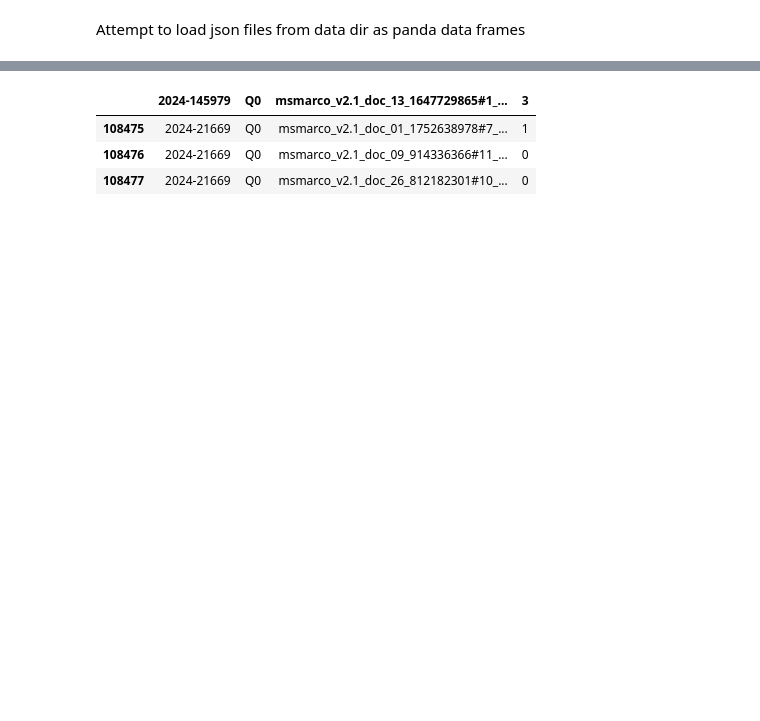
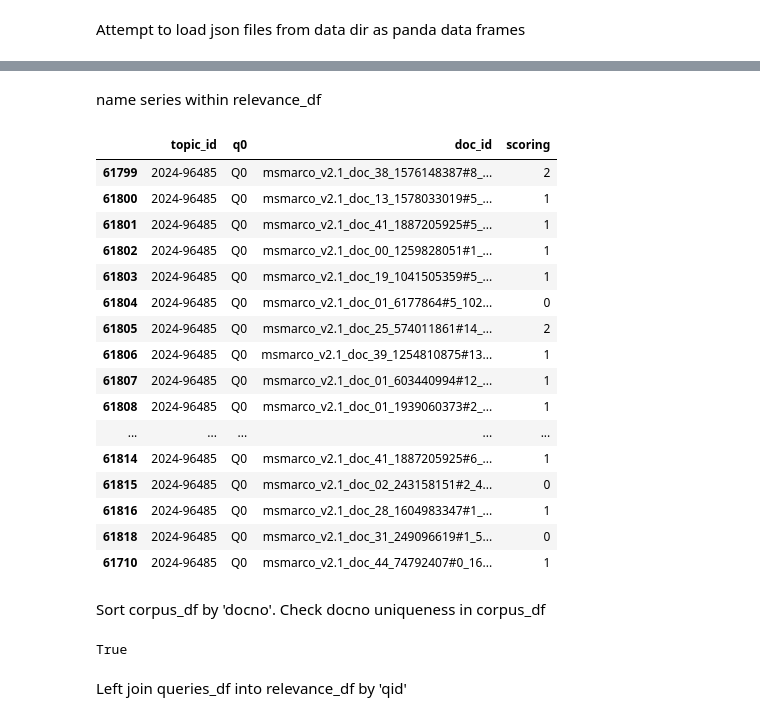
Before and after one commit to AlbertGesk/slt_group_2_positional_bias, a Jupyter notebook: notebooks/1.0-ag-initial-data-set-generation.ipynb, the cells around one changed output, grey strips where cells are left out. Drawn from its saved outputs; the diff is of its cells as text; code cells hidden in the pictures; blank space fills up the shorter version.

Commit message:
dev jupyter experiment with data frames join

```diff
--- a/notebooks/1.0-ag-initial-data-set-generation.ipynb
+++ b/notebooks/1.0-ag-initial-data-set-generation.ipynb
@@ -33,7 +46,40 @@ queries_df.tail(3)
+# %% [markdown]
+name series within relevance_df
 # %%
-relevance_df.tail(3)
+relevance_df.columns = ["topic_id", "q0", "doc_id", "scoring"]
+relevance_df.sort_values(by="topic_id", inplace=True)
+relevance_df.tail(20)
+# relevance_df["doc_id"].is_unique
+
+# duplicates = relevance_df["doc_id"][relevance_df["doc_id"].duplicated()]
+# print(duplicates)
 # %% [output]
-|  | 2024-145979 | Q0 | msmarco_v2.1_doc_13_1647729865#1_... | 3 |
-| 108475 | 2024-21669 | Q0 | msmarco_v2.1_doc_01_1752638978#7_... | 1 |
-| 108476 | 2024-21669 | Q0 | msmarco_v2.1_doc_09_914336366#11_... | 0 |
-| 108477 | 2024-21669 | Q0 | msmarco_v2.1_doc_26_812182301#10_... | 0 |
+|  | topic_id | q0 | doc_id | scoring |
+| 61799 | 2024-96485 | Q0 | msmarco_v2.1_doc_38_1576148387#8_... | 2 |
+| 61800 | 2024-96485 | Q0 | msmarco_v2.1_doc_13_1578033019#5_... | 1 |
+| 61801 | 2024-96485 | Q0 | msmarco_v2.1_doc_41_1887205925#5_... | 1 |
+| 61802 | 2024-96485 | Q0 | msmarco_v2.1_doc_00_1259828051#1_... | 1 |
+| 61803 | 2024-96485 | Q0 | msmarco_v2.1_doc_19_1041505359#5_... | 1 |
+| 61804 | 2024-96485 | Q0 | msmarco_v2.1_doc_01_6177864#5_102... | 0 |
+| 61805 | 2024-96485 | Q0 | msmarco_v2.1_doc_25_574011861#14_... | 2 |
+| 61806 | 2024-96485 | Q0 | msmarco_v2.1_doc_39_1254810875#13... | 1 |
+| 61807 | 2024-96485 | Q0 | msmarco_v2.1_doc_01_603440994#12_... | 1 |
+| 61808 | 2024-96485 | Q0 | msmarco_v2.1_doc_01_1939060373#2_... | 1 |
+| ... | ... | ... | ... | ... |
+| 61814 | 2024-96485 | Q0 | msmarco_v2.1_doc_41_1887205925#6_... | 1 |
+| 61815 | 2024-96485 | Q0 | msmarco_v2.1_doc_02_243158151#2_4... | 0 |
+| 61816 | 2024-96485 | Q0 | msmarco_v2.1_doc_28_1604983347#1_... | 1 |
+| 61818 | 2024-96485 | Q0 | msmarco_v2.1_doc_31_249096619#1_5... | 0 |
+| 61710 | 2024-96485 | Q0 | msmarco_v2.1_doc_44_74792407#0_16... | 1 |
+# %% [markdown]
+Sort corpus_df by 'docno'.
+Check docno uniqueness in corpus_df
+# %%
+corpus_df.sort_values(by="docno", inplace=True)
+corpus_df.tail(20)
+
+corpus_df["docno"].is_unique
+# %% [output]
+True
+# %% [markdown]
+Left join queries_df into relevance_df by 'qid'
```
Also changed, not shown: parts of 13 cells of this notebook.
